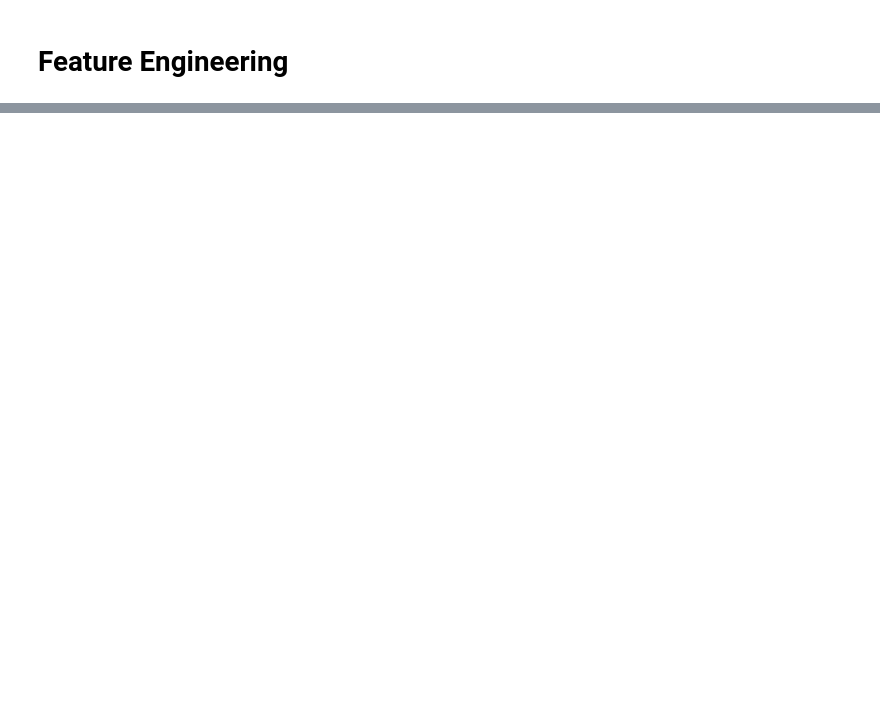
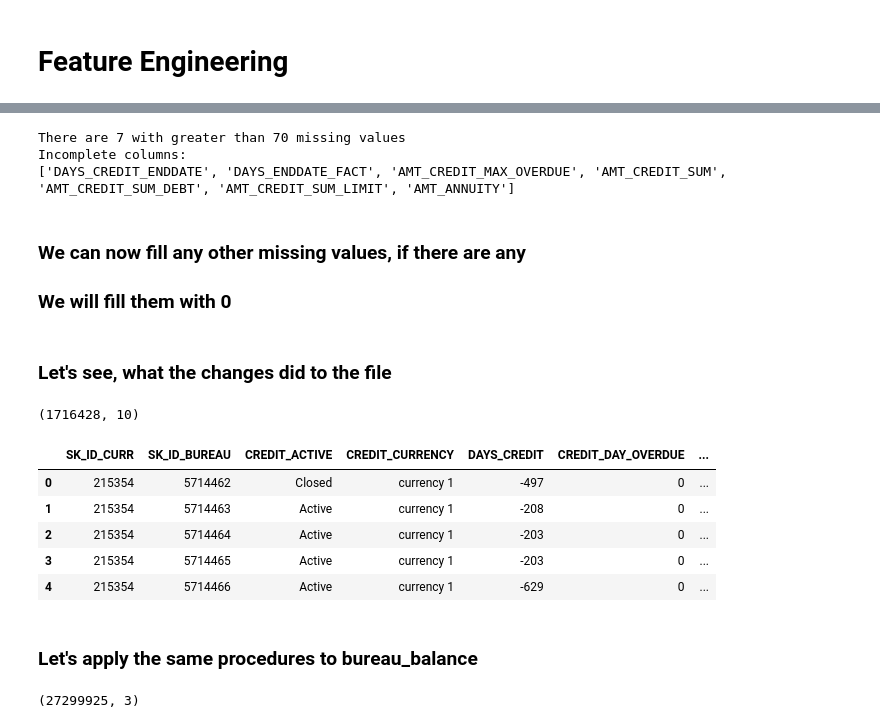
Before and after one commit to IML-Project/Home_Credit_Default_Risk_Project, a Jupyter notebook: FeatureEngineering.ipynb, the cells around one changed output, grey strips where cells are left out. Saved outputs shown, nothing was run; the diff lists cells and outputs as text; code cells hidden in the pictures; blank space fills up the shorter version.

```diff
--- a/FeatureEngineering.ipynb
+++ b/FeatureEngineering.ipynb
@@ -131,0 +207,32 @@ new_train.to_csv('./featureData.csv')
+# %%
+new_bureau = drop_missing_columns(bureau, threshold = 70, print_info = True)
+# %% [output]
+There are 7 with greater than 70 missing values
+Incomplete columns:
+['DAYS_CREDIT_ENDDATE', 'DAYS_ENDDATE_FACT', 'AMT_CREDIT_MAX_OVERDUE', 'AMT_CREDIT_SUM', 'AMT_CREDIT_SUM_DEBT', 'AMT_CREDIT_SUM_LIMIT', 'AMT_ANNUITY']
+# %% [markdown]
+### We can now fill any other missing values, if there are any
+### We will fill them with 0
+# %%
+new_bureau = fill_missing_values(new_bureau, mean = False)
+# %% [markdown]
+### Let's see, what the changes did to the file
+# %%
+new_bureau.shape
+# %% [output]
+(1716428, 10)
+# %%
+new_bureau.head(5)
+# %% [output]
+|  | SK_ID_CURR | SK_ID_BUREAU | CREDIT_ACTIVE | CREDIT_CURRENCY | DAYS_CREDIT | CREDIT_DAY_OVERDUE | ... |
+| 0 | 215354 | 5714462 | Closed | currency 1 | -497 | 0 | ... |
+| 1 | 215354 | 5714463 | Active | currency 1 | -208 | 0 | ... |
+| 2 | 215354 | 5714464 | Active | currency 1 | -203 | 0 | ... |
+| 3 | 215354 | 5714465 | Active | currency 1 | -203 | 0 | ... |
+| 4 | 215354 | 5714466 | Active | currency 1 | -629 | 0 | ... |
+# %% [markdown]
+### Let's apply the same procedures to bureau_balance
+# %%
+bureau_balance.shape
+# %% [output]
+(27299925, 3)
```
Also changed, not shown: parts of 122 cells of this notebook, 3 other files.
